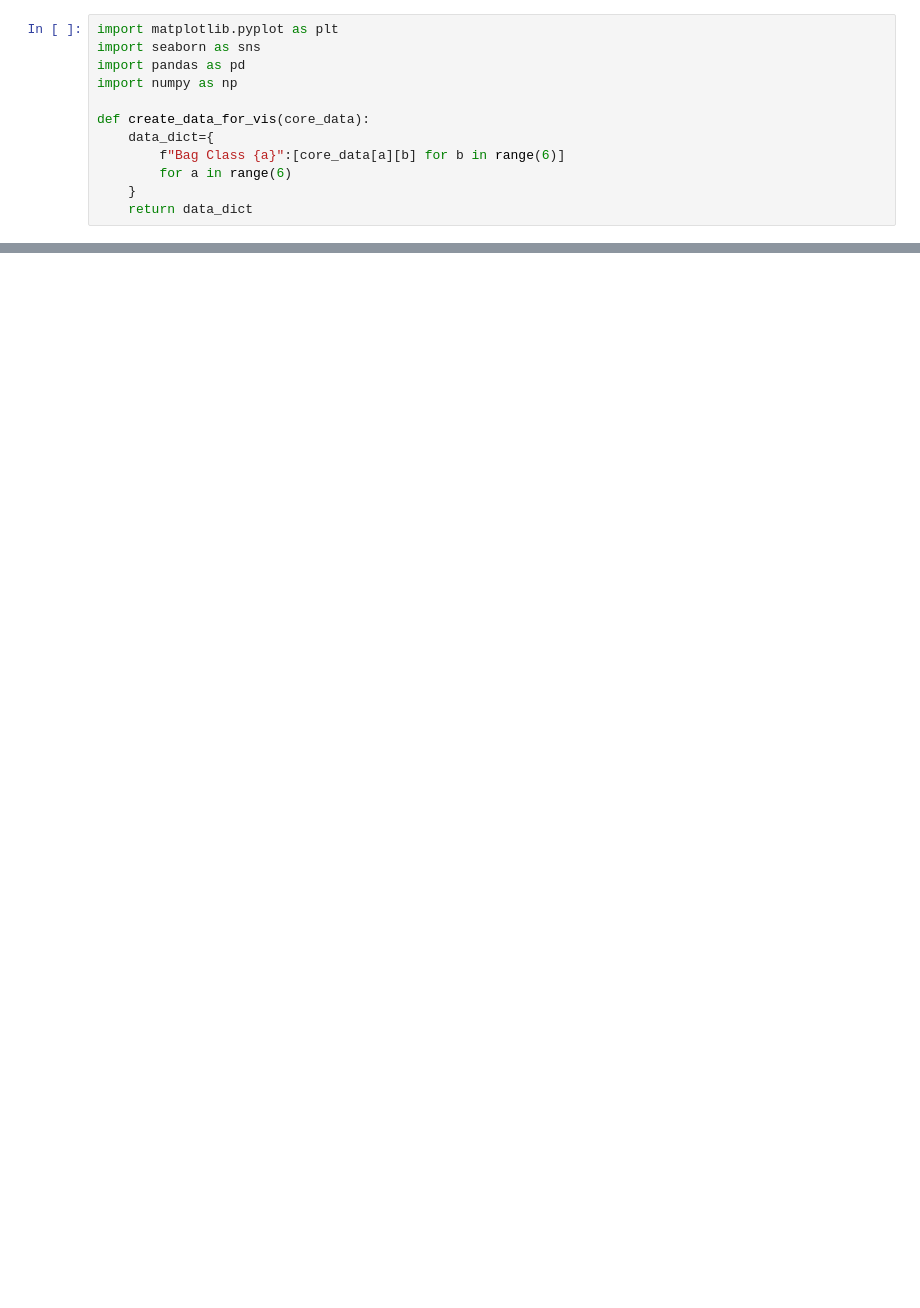
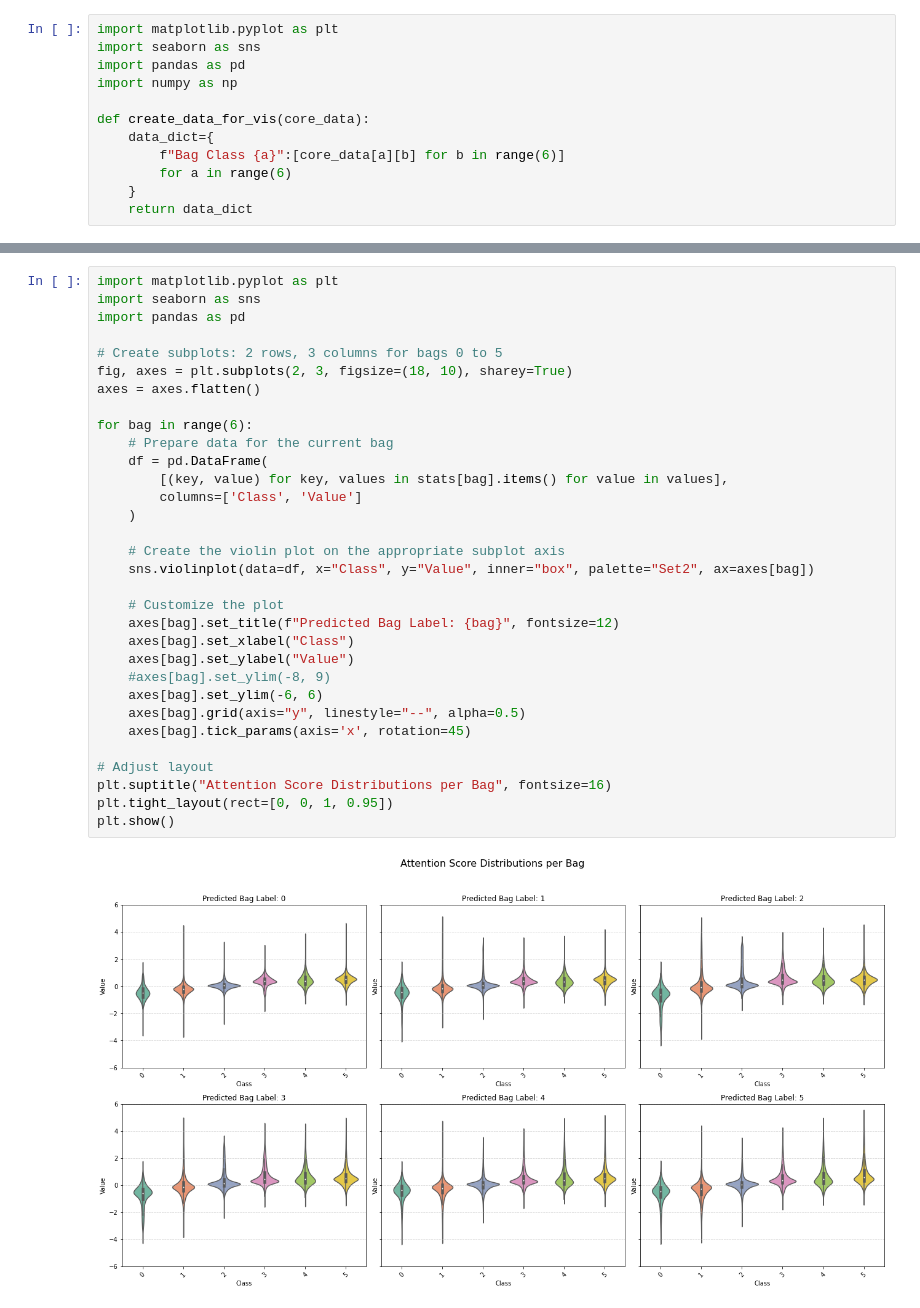
Before and after one commit to rootdobos/dissertation-source-code, a Jupyter notebook: statistics_aggregated.ipynb, the cells around one changed output, grey strips where cells are left out. Drawn from its saved outputs; the diff is of its cells as text; blank space fills up the shorter version.

```diff
--- a/statistics_aggregated.ipynb
+++ b/statistics_aggregated.ipynb
@@ -180,0 +214,34 @@ Error:
+# %%
+import matplotlib.pyplot as plt
+import seaborn as sns
+import pandas as pd
+
+# Create subplots: 2 rows, 3 columns for bags 0 to 5
+fig, axes = plt.subplots(2, 3, figsize=(18, 10), sharey=True)
+axes = axes.flatten()
+
+for bag in range(6):
+    # Prepare data for the current bag
+    df = pd.DataFrame(
+        [(key, value) for key, values in stats[bag].items() for value in values],
+        columns=['Class', 'Value']
+    )
+
+    # Create the violin plot on the appropriate subplot axis
+    sns.violinplot(data=df, x="Class", y="Value", inner="box", palette="Set2", ax=axes[bag])
+
+    # Customize the plot
+    axes[bag].set_title(f"Predicted Bag Label: {bag}", fontsize=12)
+    axes[bag].set_xlabel("Class")
+    axes[bag].set_ylabel("Value")
+    #axes[bag].set_ylim(-8, 9)
+    axes[bag].set_ylim(-6, 6)
+    axes[bag].grid(axis="y", linestyle="--", alpha=0.5)
+    axes[bag].tick_params(axis='x', rotation=45)
+
+# Adjust layout
+plt.suptitle("Attention Score Distributions per Bag", fontsize=16)
+plt.tight_layout(rect=[0, 0, 1, 0.95])
+plt.show()
+# %% [output]
+[figure, added]
```
Also changed, not shown: parts of 6 cells of this notebook, 9 other files.
